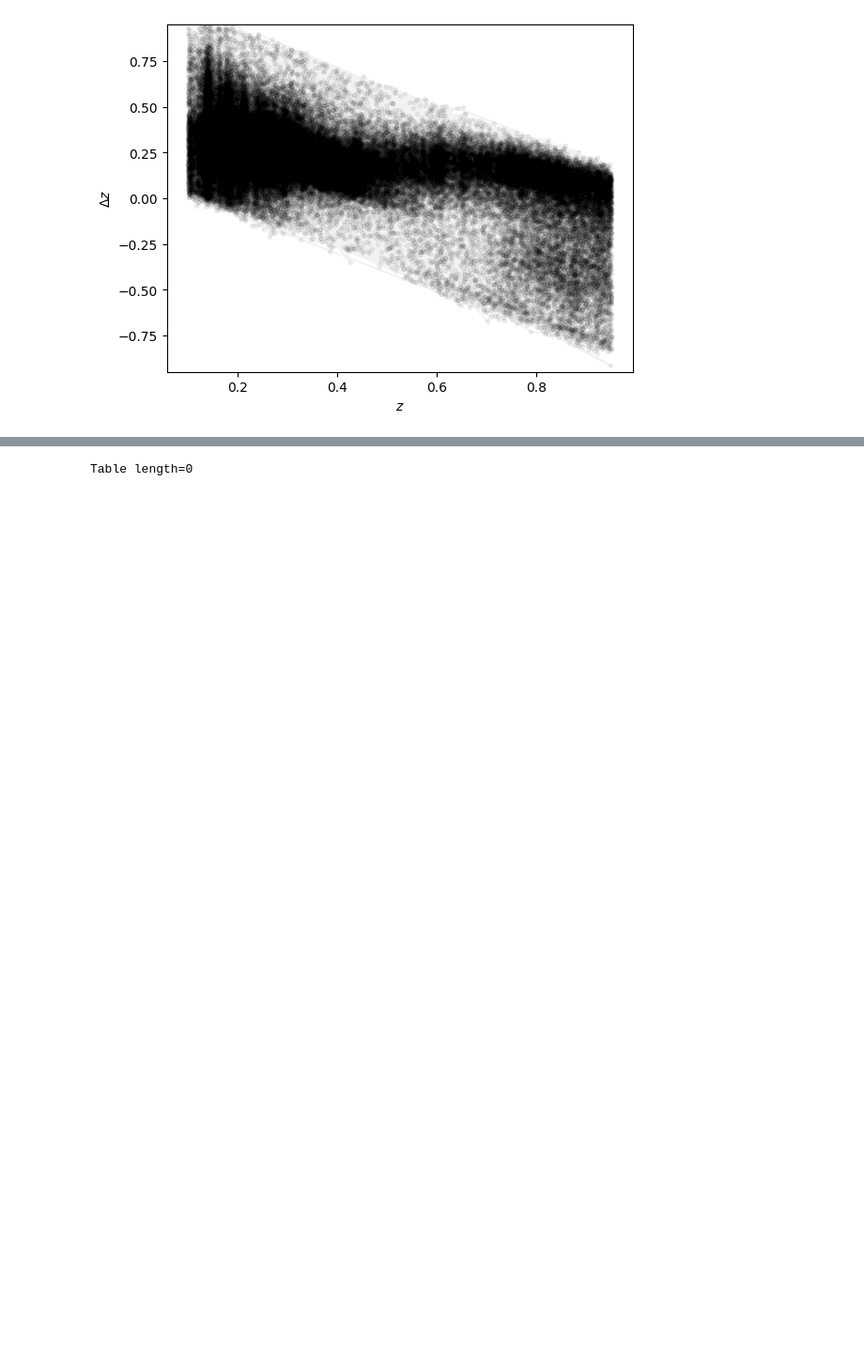
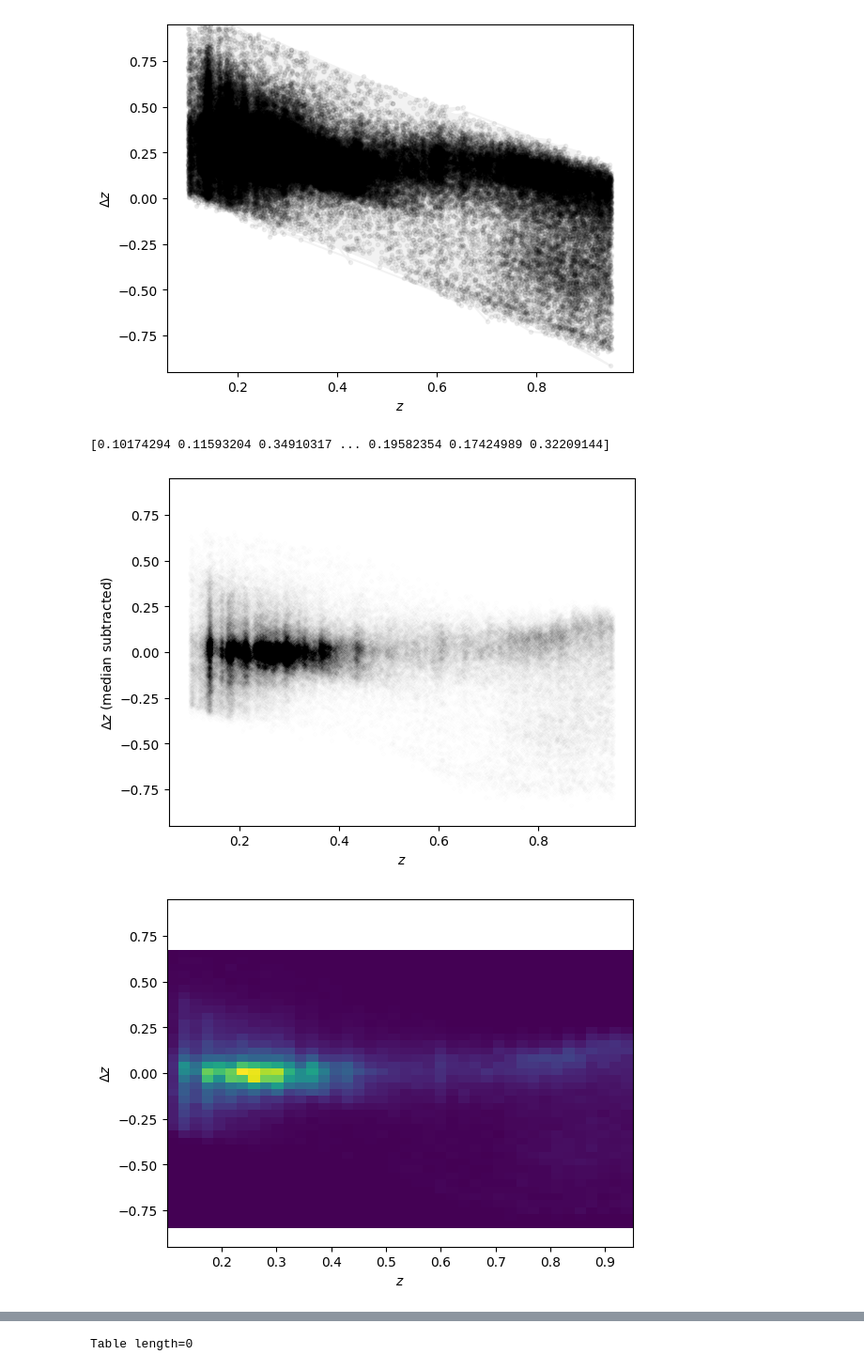
Before and after one commit to astrodeepnet/vae_mpoe, a Jupyter notebook: VAE_HSC_interp_PEGASE.ipynb, the cells around one changed output, grey strips where cells are left out. Shown at 94% size. Drawn from its saved outputs; the diff is of its cells as text; code cells hidden in the pictures; blank space fills up the shorter version.

```diff
--- a/VAE_HSC_interp_PEGASE.ipynb
+++ b/VAE_HSC_interp_PEGASE.ipynb
@@ -1046,3 +1047,38 @@ plt.ylabel('$\Delta ' + pnames[axs[1]] + '$')
 plt.show()
 # %% [output]
 [figure]
+# %%
+plx = np.array(p[:])
+ply = np.array(res[:])
+print(plx)
+# Set number of bins
+N = 20  # You can change this to whatever number of bins you want
+
+# Digitize plx into N bins
+bins = np.linspace(np.min(plx), np.max(plx), N + 1)
+indices = np.digitize(plx, bins)
+
+# Subtract median ply in each bin
+corrected_ply = ply
+for i in range(1, N + 1):
+    bin_mask = indices == i
+    if np.any(bin_mask):
+        median_val = np.median(ply[bin_mask])
+        corrected_ply[bin_mask] -= median_val
+
+# Plot the corrected data
+plt.plot(plx, corrected_ply, marker='.', color='black', linestyle='None', alpha=0.005)
+plt.ylim(-np.max(plx), np.max(plx))
+plt.xlabel('$' + pnames[axs[0]] + '$')
+plt.ylabel('$\Delta ' + pnames[axs[1]] + '$ (median subtracted)')
+plt.show()
+
+plt.hist2d(plx, ply, bins=40)
+plt.ylim(-np.max(plx), np.max(plx))
+plt.xlabel('$' + pnames[axs[0]] + '$')
+plt.ylabel('$\Delta ' + pnames[axs[1]] + '$')
+plt.show()
+# %% [output]
+[0.10174294 0.11593204 0.34910317 ... 0.19582354 0.17424989 0.32209144]
+[figure, added]
+[figure, added]
```
Also changed, not shown: parts of 4 cells of this notebook.
